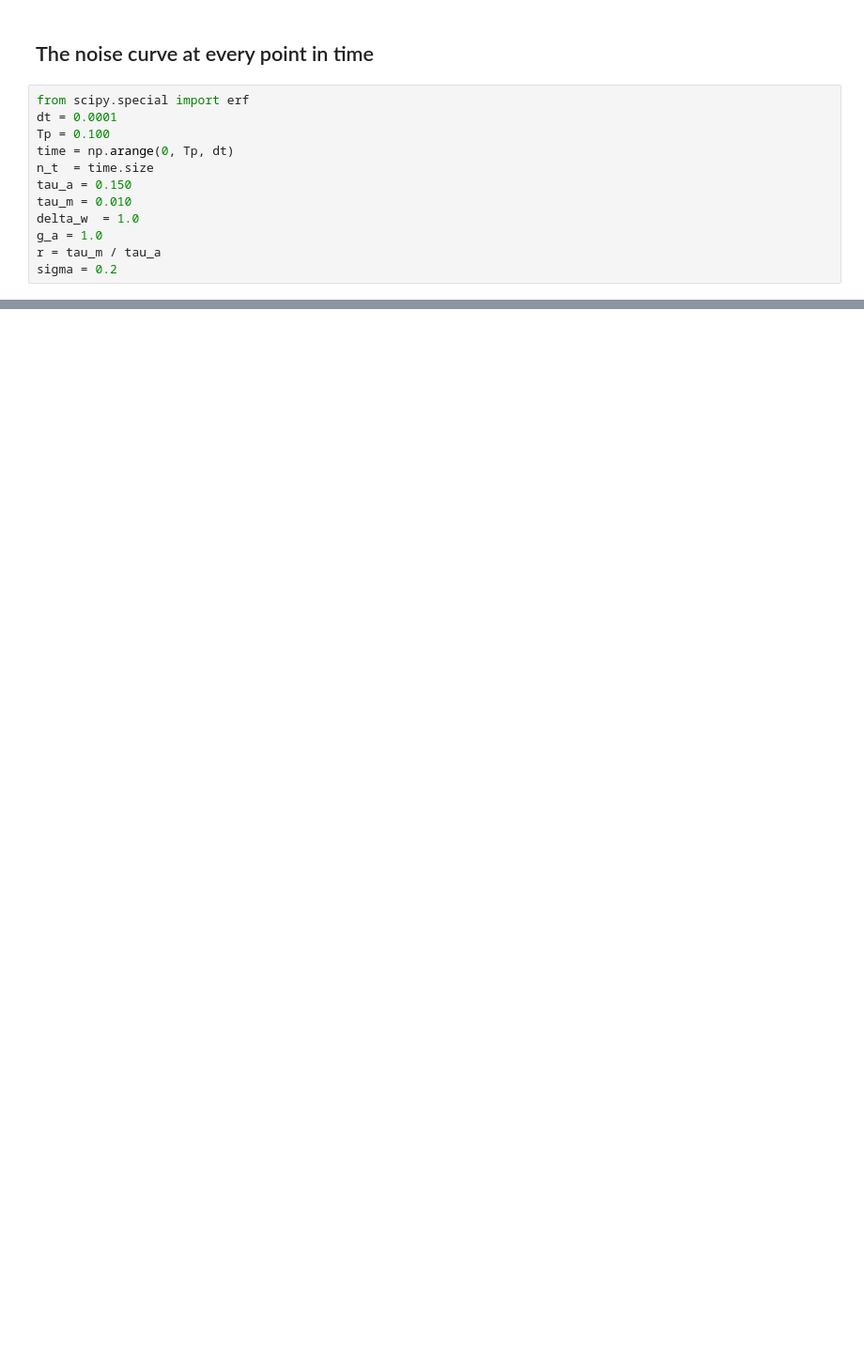
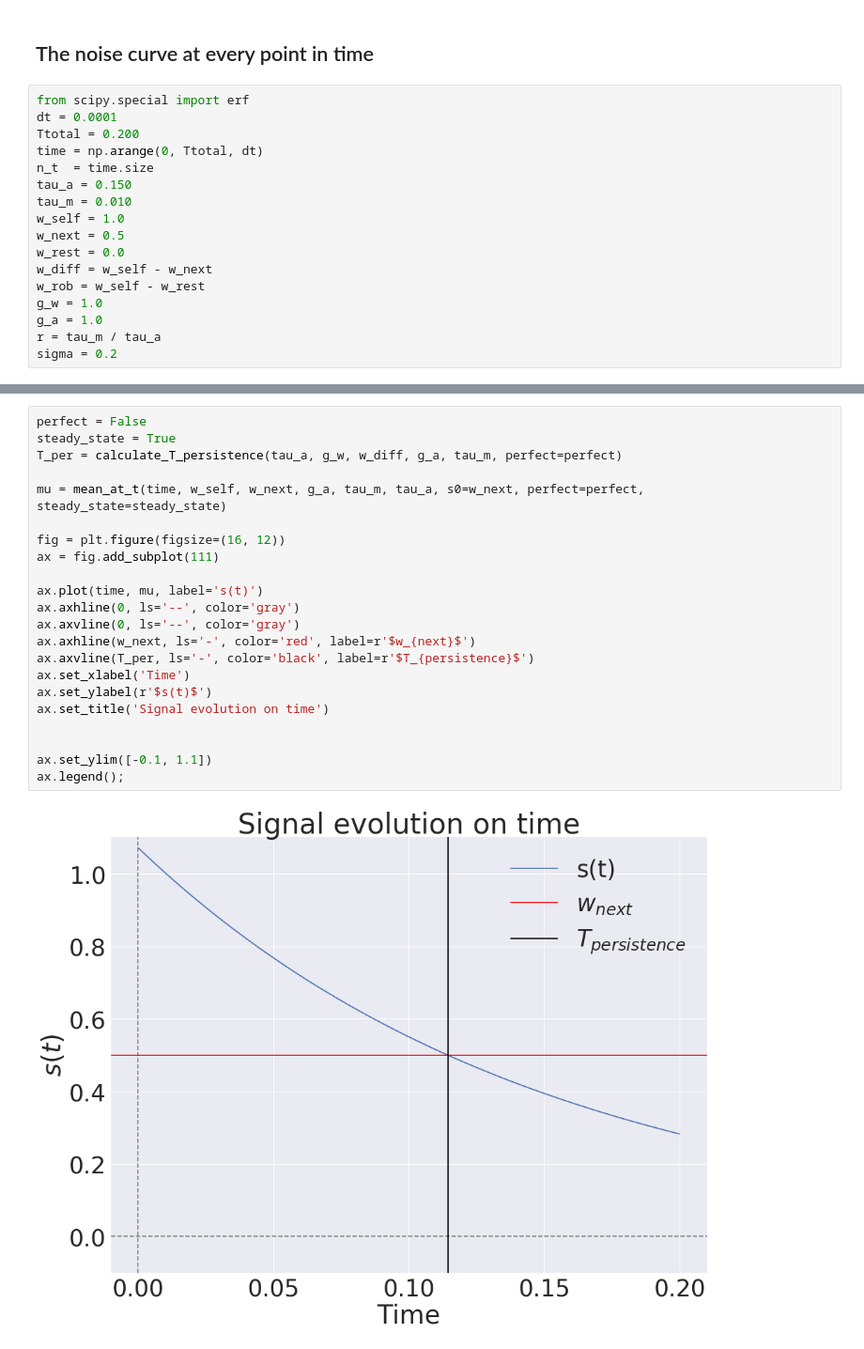
Before and after one commit to h-mayorquin/BCPNN_sequences, a Jupyter notebook: jupyter/2018-06-13(Noise theoretical).ipynb, the cells around one changed output, grey strips where cells are left out. Shown at 94% size. Drawn from its saved outputs; the diff is of its cells as text; blank space fills up the shorter version.

```diff
--- a/jupyter/2018-06-13(Noise theoretical).ipynb
+++ b/jupyter/2018-06-13(Noise theoretical).ipynb
@@ -37,12 +51,17 @@ epsilon = 10e-80
 # %%
 from scipy.special import erf
 dt = 0.0001
-Tp = 0.100
-time = np.arange(0, Tp, dt)
+Ttotal = 0.200
+time = np.arange(0, Ttotal, dt)
 n_t  = time.size
 tau_a = 0.150
 tau_m = 0.010
-delta_w  = 1.0
+w_self = 1.0
+w_next = 0.5
+w_rest = 0.0
+w_diff = w_self - w_next
+w_rob = w_self - w_rest
+g_w = 1.0
 g_a = 1.0
 r = tau_m / tau_a
 sigma = 0.2
@@ -86,0 +78,24 @@ array([ 0.25   ,  0.25   ,  0.25   ,  0.25   ,  0.25   ,  0.25   ,
+# %%
+perfect = False
+steady_state = True
+T_per = calculate_T_persistence(tau_a, g_w, w_diff, g_a, tau_m, perfect=perfect)
+
+mu = mean_at_t(time, w_self, w_next, g_a, tau_m, tau_a, s0=w_next, perfect=perfect, steady_state=steady_state)
+
+fig = plt.figure(figsize=(16, 12))
+ax = fig.add_subplot(111)
+
+ax.plot(time, mu, label='s(t)')
+ax.axhline(0, ls='--', color='gray')
+ax.axvline(0, ls='--', color='gray')
+ax.axhline(w_next, ls='-', color='red', label=r'$w_{next}$')
+ax.axvline(T_per, ls='-', color='black', label=r'$T_{persistence}$')
+ax.set_xlabel('Time')
+ax.set_ylabel(r'$s(t)$')
+ax.set_title('Signal evolution on time')
+
+
+ax.set_ylim([-0.1, 1.1])
+ax.legend();
+# %% [output]
+[figure, added]
```
Also changed, not shown: parts of 31 cells of this notebook, 5 other files.
